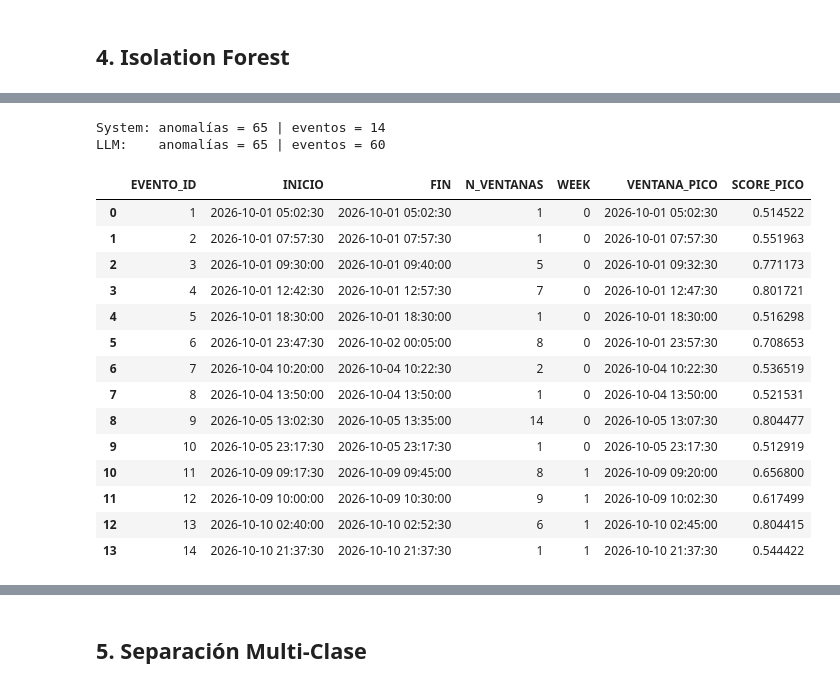
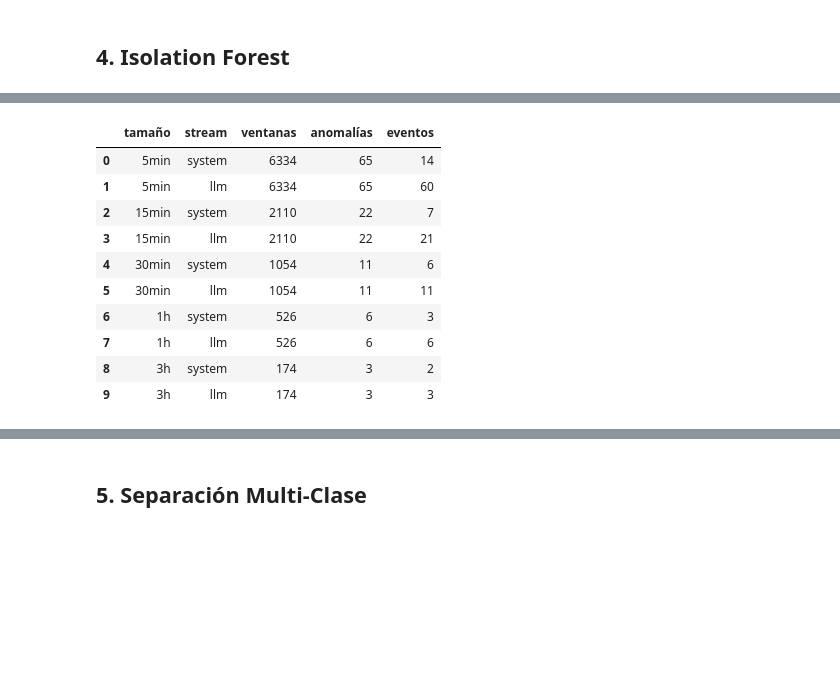
Before and after one commit to cr0ssd/RetoSAP, a Jupyter notebook: sandbox/demo_pipeline_adrian.ipynb, the cells around one changed output, grey strips where cells are left out. Saved outputs shown, nothing was run; the diff lists cells and outputs as text; code cells hidden in the pictures; blank space fills up the shorter version.

```diff
--- a/sandbox/demo_pipeline_adrian.ipynb
+++ b/sandbox/demo_pipeline_adrian.ipynb
@@ -99,10 +99,20 @@ llm:    {0: 959153, 1: 538547}
 # %%
 importlib.reload(ventanas)
 
-def make_windows(w):
-    """Ventanas system y LLM de la semana w, como tablas temporales en HANA con WINDOW_INDEX."""
-    win_sys = ventanas.materialize(conn, ventanas.build_system_windows(conn, system_weeks[w], df_system), '#WIN_SYSTEM')
-    win_llm = ventanas.materialize(conn, ventanas.build_llm_windows(conn, llm_weeks[w]), '#WIN_LLM')
+SIZES = ventanas.WINDOW_SIZES_S
+
+# Una vez por corrida: primera aparición de IPs y rutas en TODO el historial (novel_*)
+hist_system = ventanas.prepare_system_history(conn, df_system)
+
+def prepare_week(w):
+    """Eventos base de la semana w, compartidos por todos los tamaños."""
+    ventanas.prepare_system_base(conn, system_weeks[w])
+    ventanas.prepare_llm_base(conn, llm_weeks[w])
+
+def make_windows(size_s):
+    """Ventanas system y LLM de size_s para la semana ya preparada, como temporales con WINDOW_INDEX."""
+    win_sys = ventanas.materialize(conn, ventanas.build_system_windows(conn, size_s, hist_system), '#WIN_SYSTEM')
+    win_llm = ventanas.materialize(conn, ventanas.build_llm_windows(conn, size_s), '#WIN_LLM')
     return win_sys, win_llm
 # %% [markdown]
 ## 4. Isolation Forest
@@ -154,53 +183,52 @@ if_llm, cf_llm, z_llm = (pd.concat(res['llm'][k], ignore_index=True) for k in ('
 # %%
-MAX_GAP = {'system': 3, 'llm': 3}   # en ventanas consecutivas, como en tu baseline
+MAX_GAP = {s: {'system': 3, 'llm': 3} for s in SIZES}   # en ventanas consecutivas; con traslape del 50 %, 3 pasos = 1.5 tamaños
 
 def agrupar_eventos(res, max_gap):
     """Marca EVENTO_ID: anomalías separadas por <= max_gap ventanas forman un evento. No cruza semanas."""
     res = res.sort_values(['WEEK', 'WINDOW_INDEX']).reset_index(drop=True)
     a = res[res['LABEL'] == -1]
     gap = a.groupby('WEEK')['WINDOW_INDEX'].diff()
     res['EVENTO_ID'] = pd.NA
     res.loc[a.index, 'EVENTO_ID'] = ((gap.isna()) | (gap > max_gap)).cumsum()
     return res
 
 def resumen_eventos(res):
     """Una fila por evento: inicio, fin, nº de ventanas y ventana pico (mayor SCORE de anomalía)."""
+    cols = ['EVENTO_ID', 'INICIO', 'FIN', 'N_VENTANAS', 'WEEK', 'VENTANA_PICO', 'SCORE_PICO']
     a = res[res['LABEL'] == -1]
     if a.empty:
-        return pd.DataFrame()
+        return pd.DataFrame(columns=cols)
     # En PAL el score más alto suele ser más anómalo; se confirma comparando medias.
     alto_es_anomalo = a['SCORE'].mean() >= res.loc[res['LABEL'] != -1, 'SCORE'].mean()
     pick = a.groupby('EVENTO_ID')['SCORE'].idxmax() if alto_es_anomalo else a.groupby('EVENTO_ID')['SCORE'].idxmin()
     pico = (a.loc[pick, ['EVENTO_ID', 'WEEK', 'WINDOW_START', 'SCORE']]
             .rename(columns={'WINDOW_START': 'VENTANA_PICO', 'SCORE': 'SCORE_PICO'})
             .set_index('EVENTO_ID'))
     g = a.groupby('EVENTO_ID').agg(INICIO=('WINDOW_START', 'min'), FIN=('WINDOW_START', 'max'),
                                    N_VENTANAS=('WINDOW_INDEX', 'size'))
-    return g.join(pico).reset_index()
+    return g.join(pico).reset_index()[cols]
 
-if_system = agrupar_eventos(if_system, MAX_GAP['system'])
-if_llm = agrupar_eventos(if_llm, MAX_GAP['llm'])
-eventos_system = resumen_eventos(if_system)
-eventos_llm = resumen_eventos(if_llm)
+for s in SIZES:
+    for st in STREAMS:
+        d = R[s][st]
+        d['if'] = agrupar_eventos(d['if'], MAX_GAP[s][st])
+        d['ev'] = resumen_eventos(d['if'])
 
-print('System: anomalías =', (if_system['LABEL'] == -1).sum(), '| eventos =', len(eventos_system))
-print('LLM:    anomalías =', (if_llm['LABEL'] == -1).sum(), '| eventos =', len(eventos_llm))
-display(eventos_system); display(eventos_llm)
+def resumen_corrida():
+    return pd.DataFrame([{'tamaño': ventanas.size_label(s), 'stream': st, 'ventanas': len(R[s][st]['if']),
+                          'anomalías': int((R[s][st]['if']['LABEL'] == -1).sum()),
+                          'eventos': len(R[s][st]['ev'])} for s in SIZES for st in STREAMS])
+
+display(resumen_corrida())
 # %% [output]
-System: anomalías = 65 | eventos = 14
-LLM:    anomalías = 65 | eventos = 60
-|  | EVENTO_ID | INICIO | FIN | N_VENTANAS | WEEK | VENTANA_PICO | SCORE_PICO |
-| 0 | 1 | 2026-10-01 05:02:30 | 2026-10-01 05:02:30 | 1 | 0 | 2026-10-01 05:02:30 | 0.514522 |
-| 1 | 2 | 2026-10-01 07:57:30 | 2026-10-01 07:57:30 | 1 | 0 | 2026-10-01 07:57:30 | 0.551963 |
-| 2 | 3 | 2026-10-01 09:30:00 | 2026-10-01 09:40:00 | 5 | 0 | 2026-10-01 09:32:30 | 0.771173 |
-| 3 | 4 | 2026-10-01 12:42:30 | 2026-10-01 12:57:30 | 7 | 0 | 2026-10-01 12:47:30 | 0.801721 |
-| 4 | 5 | 2026-10-01 18:30:00 | 2026-10-01 18:30:00 | 1 | 0 | 2026-10-01 18:30:00 | 0.516298 |
-| 5 | 6 | 2026-10-01 23:47:30 | 2026-10-02 00:05:00 | 8 | 0 | 2026-10-01 23:57:30 | 0.708653 |
-| 6 | 7 | 2026-10-04 10:20:00 | 2026-10-04 10:22:30 | 2 | 0 | 2026-10-04 10:22:30 | 0.536519 |
-| 7 | 8 | 2026-10-04 13:50:00 | 2026-10-04 13:50:00 | 1 | 0 | 2026-10-04 13:50:00 | 0.521531 |
-| 8 | 9 | 2026-10-05 13:02:30 | 2026-10-05 13:35:00 | 14 | 0 | 2026-10-05 13:07:30 | 0.804477 |
-| 9 | 10 | 2026-10-05 23:17:30 | 2026-10-05 23:17:30 | 1 | 0 | 2026-10-05 23:17:30 | 0.512919 |
-| 10 | 11 | 2026-10-09 09:17:30 | 2026-10-09 09:45:00 | 8 | 1 | 2026-10-09 09:20:00 | 0.656800 |
-| 11 | 12 | 2026-10-09 10:00:00 | 2026-10-09 10:30:00 | 9 | 1 | 2026-10-09 10:02:30 | 0.617499 |
-| 12 | 13 | 2026-10-10 02:40:00 | 2026-10-10 02:52:30 | 6 | 1 | 2026-10-10 02:45:00 | 0.804415 |
-| 13 | 14 | 2026-10-10 21:37:30 | 2026-10-10 21:37:30 | 1 | 1 | 2026-10-10 21:37:30 | 0.544422 |
+|  | tamaño | stream | ventanas | anomalías | eventos |
+| 0 | 5min | system | 6334 | 65 | 14 |
+| 1 | 5min | llm | 6334 | 65 | 60 |
+| 2 | 15min | system | 2110 | 22 | 7 |
+| 3 | 15min | llm | 2110 | 22 | 21 |
+| 4 | 30min | system | 1054 | 11 | 6 |
+| 5 | 30min | llm | 1054 | 11 | 11 |
+| 6 | 1h | system | 526 | 6 | 3 |
+| 7 | 1h | llm | 526 | 6 | 6 |
+| 8 | 3h | system | 174 | 3 | 2 |
+| 9 | 3h | llm | 174 | 3 | 3 |
```
Also changed, not shown: parts of 10 cells of this notebook, 1 other file.
